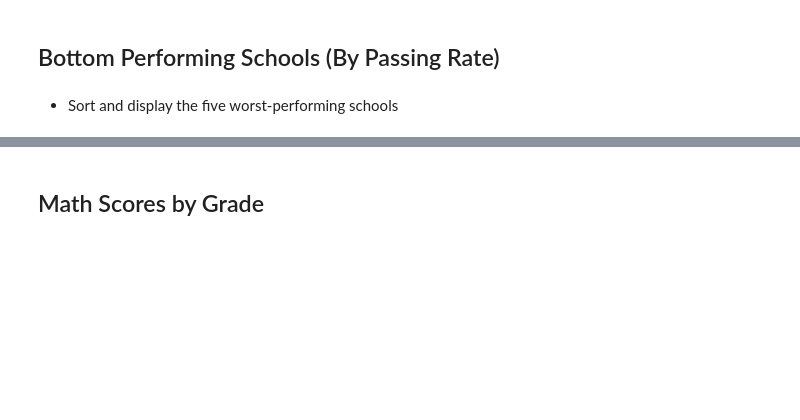
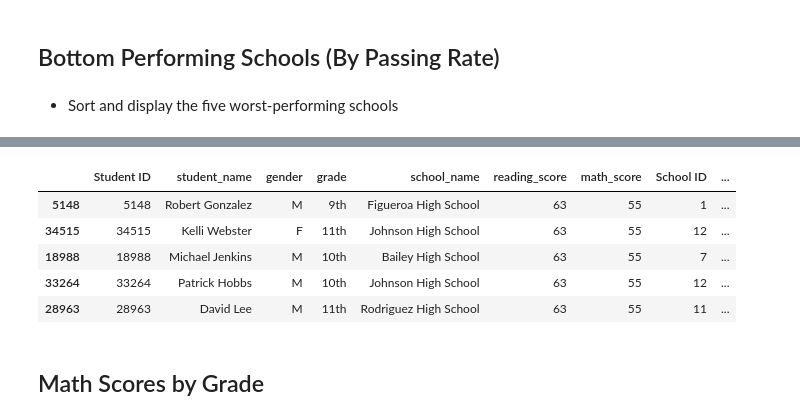
Before and after one commit to bamrot/panda_hm, a Jupyter notebook: PyCitySchools/PyCitySchools_starter.ipynb, the cells around one changed output, grey strips where cells are left out. Cells and saved outputs as stored; diff of their text form; code cells hidden in the pictures; blank space fills up the shorter version.

```diff
--- a/PyCitySchools/PyCitySchools_starter.ipynb
+++ b/PyCitySchools/PyCitySchools_starter.ipynb
@@ -294,3 +371,14 @@ summary_table
+# %%
+#sorting by overall passing rate
+bottom_schools = school_data_complete.sort_values("overall_passing_rate")
+bottom_schools.head()
+# %% [output]
+|  | Student ID | student_name | gender | grade | school_name | reading_score | math_score | School ID | ... |
+| 5148 | 5148 | Robert Gonzalez | M | 9th | Figueroa High School | 63 | 55 | 1 | ... |
+| 34515 | 34515 | Kelli Webster | F | 11th | Johnson High School | 63 | 55 | 12 | ... |
+| 18988 | 18988 | Michael Jenkins | M | 10th | Bailey High School | 63 | 55 | 7 | ... |
+| 33264 | 33264 | Patrick Hobbs | M | 10th | Johnson High School | 63 | 55 | 12 | ... |
+| 28963 | 28963 | David Lee | M | 11th | Rodriguez High School | 63 | 55 | 11 | ... |
 # %% [markdown]
 ## Math Scores by Grade
 # %% [markdown]
```
Also changed, not shown: parts of 19 cells of this notebook.
